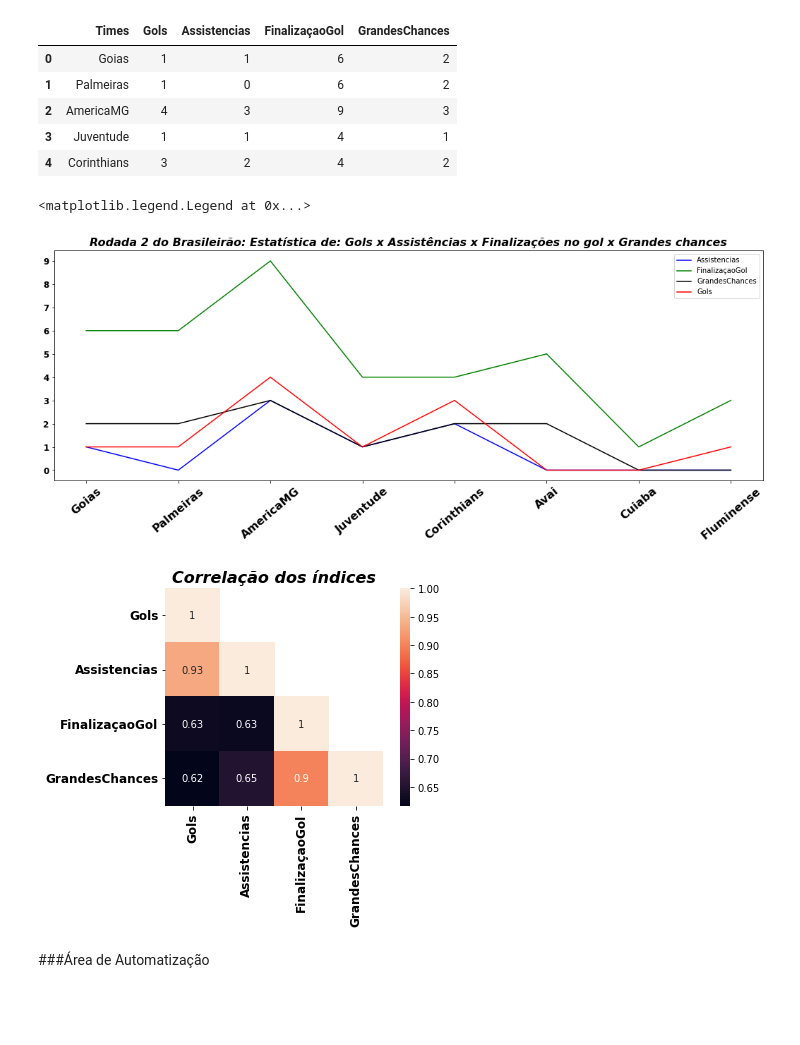
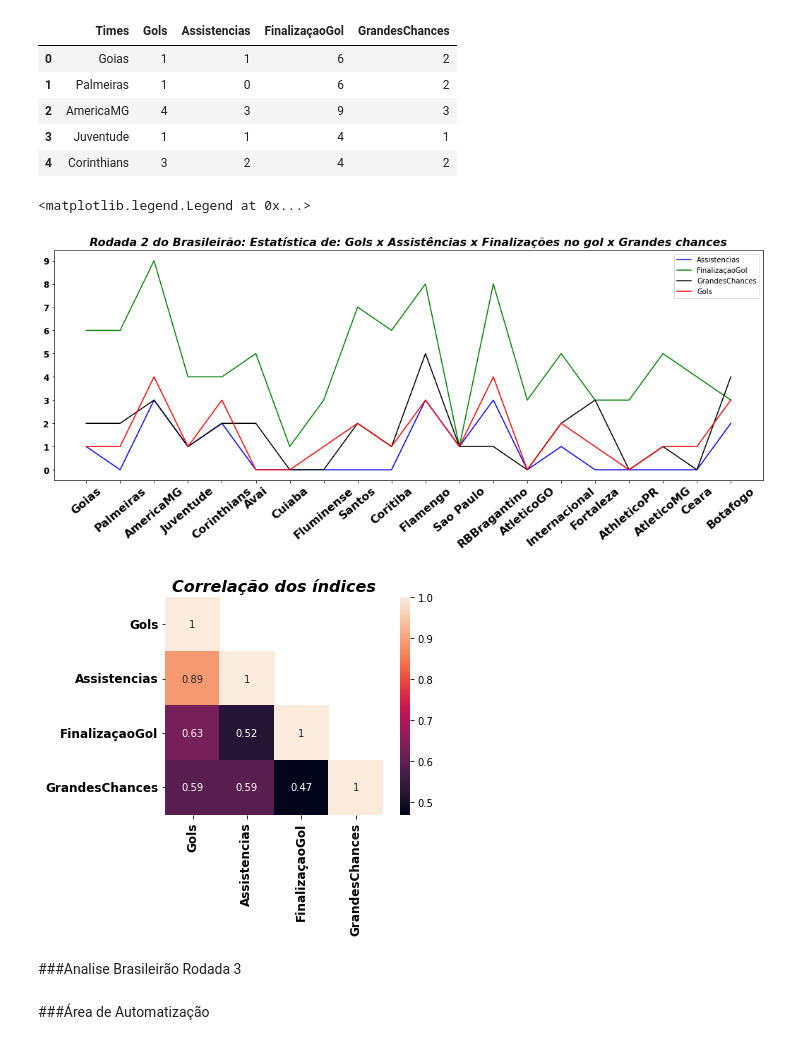
Before and after one commit to AzediasFabiano/TreinoVagaMercado, a Jupyter notebook: AnaliseFutBr.ipynb, the cells around one changed output. Saved outputs shown, nothing was run; the diff lists cells and outputs as text; code cells hidden in the pictures; blank space fills up the shorter version.

Commit message:
Analise Brasileirão Rodada 2

```diff
--- a/AnaliseFutBr.ipynb
+++ b/AnaliseFutBr.ipynb
@@ -80,11 +80,12 @@ import matplotlib.pyplot as plt
 import seaborn as sns
 import numpy as np
 # %%
-rodada2a = pd.DataFrame({
-    "Times": ["Goias", "Palmeiras", "AmericaMG", "Juventude", "Corinthians", "Avai", "Cuiaba", "Fluminense"],
-    "Gols":           [1, 1, 4, 1, 3, 0, 0, 1],
-    "Assistencias":   [1, 0, 3, 1, 2, 0, 0, 0],
-    "FinalizaçaoGol": [6, 6, 9, 4, 4, 5, 1, 3],
-    "GrandesChances": [2, 2, 3, 1, 2, 2, 0, 0],
+rodada2 = pd.DataFrame({
+    "Times": ["Goias", "Palmeiras", "AmericaMG", "Juventude", "Corinthians", "Avai", "Cuiaba", "Fluminense", "Santos", "Coritiba", "Flamengo", "Sao Paulo", "RBBragantino", "AtleticoGO",
+              "Internacional", "Fortaleza", "AthleticoPR", "AtleticoMG", "Ceara", "Botafogo"],
+    "Gols":           [1, 1, 4, 1, 3, 0, 0, 1, 2, 1, 3, 1, 4, 0, 2, 1, 0, 1, 1, 3],
+    "Assistencias":   [1, 0, 3, 1, 2, 0, 0, 0, 0, 0, 3, 1, 3, 0, 1, 0, 0, 0, 0, 2],
+    "FinalizaçaoGol": [6, 6, 9, 4, 4, 5, 1, 3, 7, 6, 8, 1, 8, 3, 5, 3, 3, 5, 4, 3],
+    "GrandesChances": [2, 2, 3, 1, 2, 2, 0, 0, 2, 1, 5, 1, 1, 0, 2, 3, 0, 1, 0, 4],
 })
 # %%
@@ -99,24 +103,26 @@ rodada2a.head()
 # %%
 plt.figure(figsize=(18, 6))
-plt.plot(rodada2a.loc[:, "Times"], rodada2a.loc[:, "Assistencias"], color='blue', label='Assistencias')
-plt.plot(rodada2a.loc[:, "Times"], rodada2a.loc[:, "FinalizaçaoGol"], color='green', label='FinalizaçaoGol')
-plt.plot(rodada2a.loc[:, "Times"], rodada2a.loc[:, "GrandesChances"], color='black', label='GrandesChances')
-plt.plot(rodada2a.loc[:, "Times"], rodada2a.loc[:, "Gols"], color='red', label='Gols')
+plt.plot(rodada2.loc[:, "Times"], rodada2.loc[:, "Assistencias"], color='blue', label='Assistencias')
+plt.plot(rodada2.loc[:, "Times"], rodada2.loc[:, "FinalizaçaoGol"], color='green', label='FinalizaçaoGol')
+plt.plot(rodada2.loc[:, "Times"], rodada2.loc[:, "GrandesChances"], color='black', label='GrandesChances')
+plt.plot(rodada2.loc[:, "Times"], rodada2.loc[:, "Gols"], color='red', label='Gols')
 plt.xticks(rotation=40, fontsize=16, fontweight='bold')
 plt.yticks(np.arange(0, 10, 1), fontsize=12, fontweight='bold')
 plt.title('Rodada 2 do Brasileirão: Estatística de: Gols x Assistências x Finalizações no gol x Grandes chances', fontsize=16, fontweight='bold', fontstyle='italic')
 plt.legend()
 # %% [output]
 <matplotlib.legend.Legend at 0x...>
-[figure, old version]
+[figure, new version]
 # %%
-corr_mat = rodada2a[['Gols', 'Assistencias', 'FinalizaçaoGol', 'GrandesChances']].corr()
+corr_mat = rodada2[['Gols', 'Assistencias', 'FinalizaçaoGol', 'GrandesChances']].corr()
 mask = np.array(corr_mat)
 mask[np.tril_indices_from(mask)] = False
 sns.heatmap(corr_mat, mask=mask, square=True, annot=True)
 plt.title('Correlação dos índices', fontsize=16, fontweight='bold', fontstyle='italic')
 plt.xticks(fontsize=12, fontweight='bold')
 plt.yticks(fontsize=12, fontweight='bold')
 plt.show()
 # %% [output]
-[figure, old version]
+[figure, new version]
+# %% [markdown]
+###Analise Brasileirão Rodada 3
```
Also changed, not shown: parts of 13 cells of this notebook.
